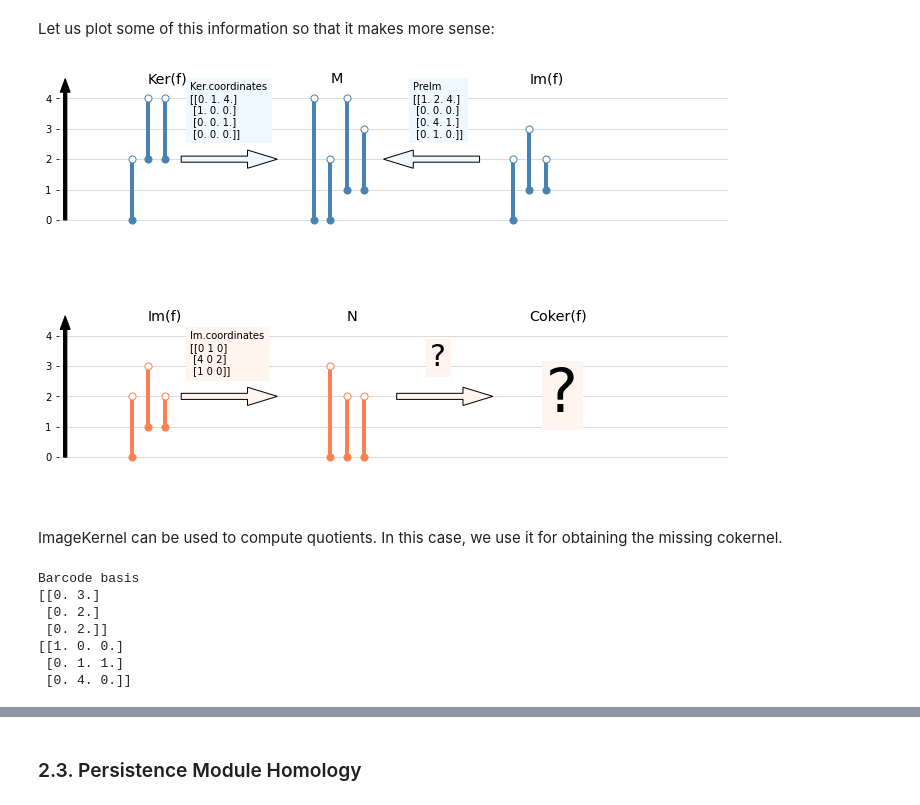
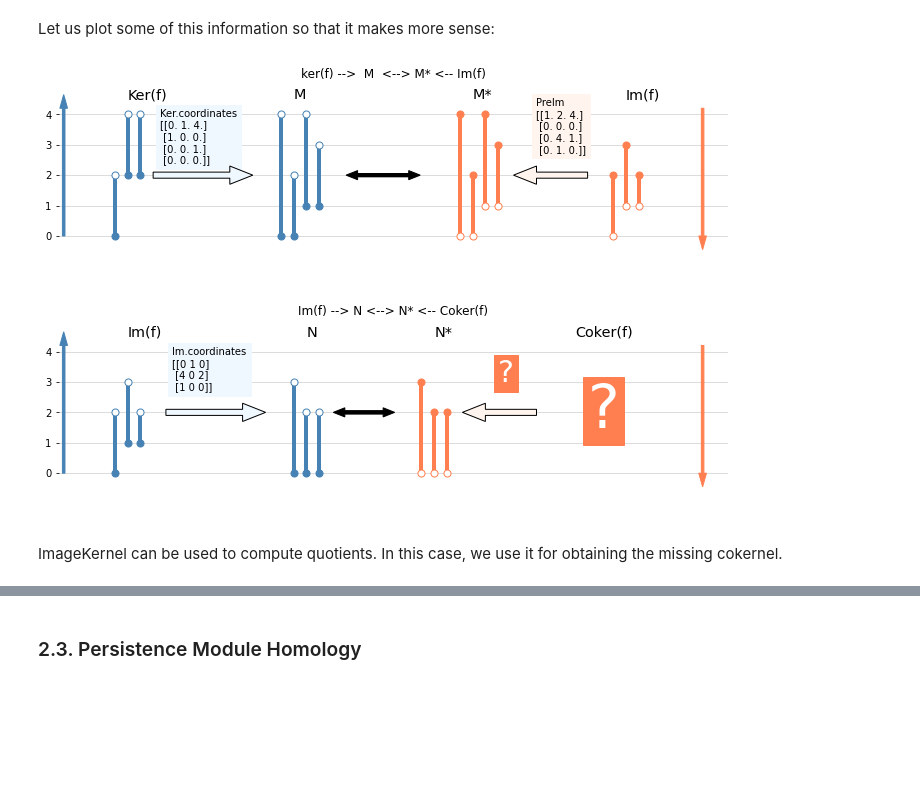
Before and after one commit to atorras1618/PerMaViss, a Jupyter notebook: examples/PerMaViss intro.ipynb, the cells around one changed output, grey strips where cells are left out. Cells and saved outputs as stored; diff of their text form; code cells hidden in the pictures; blank space fills up the shorter version.

Commit message:
PerMaViss intro notebook: finished image_kernel section

```diff
--- a/examples/PerMaViss intro.ipynb
+++ b/examples/PerMaViss intro.ipynb
@@ -381,73 +381,77 @@ fig = plt.figure(figsize=(12,8))
 ax0 = fig.add_subplot(2,1,1)
 ax1 = fig.add_subplot(2,1,2)
 
-# plot short exact sequence ker(f) --> M --> Im(f) ##############################################################
+# plot sequence ker(f) -->  M  <--> M* <-- Im(f) ##############################################################
 ax0.set(frame_on=False)
+ax0.set_title("ker(f) -->  M  <--> M* <-- Im(f)")
 ax0.grid(c='lightgray')
-ax0.arrow(0, 0, 0, 4.2, width=0.1, color='black', zorder=2.5)
+ax0.arrow(0, 0, 0, 4.2, width=0.1, color='steelblue', zorder=2.5)
+ax0.arrow(25, 4.2, 0, -4.2, width=0.1, color='coral', zorder=2.5)
 ax0.set_xticks([])
 ax0.set_yticks(range(5))
-ax0.set_xlim([-0.2,20])
+ax0.set_xlim([-0.2,26])
 ax0.set_ylim([-1.5,5])
 # plot ker(f)
 x_pos = 2
 ax0.text(x_pos+0.5, 4.5, "Ker(f)", fontsize='x-large')
 x_pos = plot_barcodes(Ker.barcode, x_pos, ax0, 'steelblue')
-ax0.arrow(x_pos, 2, 2, 0, width=0.2, zorder=2.5, facecolor='aliceblue')
-ax0.text(x_pos+0.25, 2.75, "Ker.coordinates\n" + str(Ker.coordinates), backgroundcolor='aliceblue', zorder=2.5)
+ax0.arrow(x_pos, 2, 3, 0, width=0.2, zorder=2.5, facecolor='aliceblue')
+ax0.text(x_pos+0.25, 2.4, "Ker.coordinates\n" + str(Ker.coordinates), backgroundcolor='aliceblue', zorder=2)
 # plot M
-x_pos+=4
+x_pos+=5
 ax0.text(x_pos+0.5, 4.5, "M", fontsize='x-large')
 x_pos = plot_barcodes(base_M.barcode, x_pos, ax0, 'steelblue')
-ax0.arrow(x_pos+3, 2, -2, 0, width=0.2, zorder=2.5, facecolor='aliceblue')
-ax0.text(x_pos+1, 2.75, "PreIm\n" + str(PreIm), backgroundcolor='aliceblue', zorder=2.5)
+x_pos+=1
+ax0.arrow(x_pos, 2, 2, 0, width=0.1, zorder=2.5, color='black')
+ax0.arrow(x_pos+2, 2, -2, 0, width=0.1, zorder=2.5, color='black')
+# plot M*
+x_pos+=4
+ax0.text(x_pos+0.5, 4.5, "M*", fontsize='x-large')
+x_pos = plot_dual_barcodes(base_M.barcode, x_pos, ax0, 'coral')
+ax0.arrow(x_pos+3, 2, -2, 0, width=0.2, zorder=2.5, facecolor='seashell')
+ax0.text(x_pos+1, 2.75, "PreIm\n" + str(PreIm), backgroundcolor='seashell', zorder=2.5)
 # plot Im(f)
 x_pos+=4
 ax0.text(x_pos+0.5, 4.5, "Im(f)", fontsize='x-large')
-x_pos = plot_barcodes(Im.barcode, x_pos, ax0, 'steelblue')
+x_pos = plot_dual_barcodes(Im.barcode, x_pos, ax0, 'coral')
 
-# plot short exact sequence Im(f) --> N --> Coker(f) ##############################################################
+# plot sequence Im(f) --> N <--> N* <-- Coker(f) #####################################################
 ax1.set(frame_on=False)
+ax1.set_title("Im(f) --> N <--> N* <-- Coker(f)")
 ax1.grid(c='lightgray')
-ax1.arrow(0, 0, 0, 4.2, width=0.1, color='black', zorder=2.5)
+ax1.arrow(0, 0, 0, 4.2, width=0.1, color='steelblue', zorder=2.5)
+ax1.arrow(25, 4.2, 0, -4.2, width=0.1, color='coral', zorder=2.5)
 ax1.set_xticks([])
 ax1.set_yticks(range(5))
-ax1.set_xlim([-0.2,20])
+ax1.set_xlim([-0.2,26])
 ax1.set_ylim([-1.5,5])
-# plot ker(f)
+# plot Im(f)
 x_pos = 2
 ax1.text(x_pos+0.5, 4.5, "Im(f)", fontsize='x-large')
-x_pos = plot_barcodes(Im.barcode, x_pos, ax1, 'coral')
-ax1.arrow(x_pos, 2, 2, 0, width=0.2, zorder=2.5, facecolor='seashell')
-ax1.text(x_pos+0.25, 2.75, "Im.coordinates\n" + str(Im.coordinates), backgroundcolor='seashell', zorder=2.5)
-# plot M
-x_pos+=4.5
+x_pos = plot_barcodes(Im.barcode, x_pos, ax1, 'steelblue')
+x_pos+=0.5
+ax1.arrow(x_pos, 2, 3, 0, width=0.2, zorder=2.5, facecolor='aliceblue')
+ax1.text(x_pos+0.25, 2.75, "Im.coordinates\n" + str(Im.coordinates), backgroundcolor='aliceblue', zorder=2.5)
+# plot N
+x_pos+=5
 ax1.text(x_pos+0.5, 4.5, "N", fontsize='x-large')
-x_pos = plot_barcodes(base_N.barcode, x_pos, ax1, 'coral')
-ax1.arrow(x_pos+0.5, 2, 2, 0, width=0.2, zorder=2.5, facecolor='seashell')
-ax1.text(x_pos+1.5, 3, "?", fontsize=30, backgroundcolor='seashell')
+x_pos = plot_barcodes(base_N.barcode, x_pos, ax1, 'steelblue')
+x_pos += 0.5
+ax1.arrow(x_pos, 2, 1.5, 0, width=0.1, zorder=2.5, color='black')
+ax1.arrow(x_pos+1.5, 2, -1.5, 0, width=0.1, zorder=2.5, color='black')
+# plot N*
+x_pos+=3
+ax1.text(x_pos+0.5, 4.5, "N*", fontsize='x-large')
+x_pos = plot_dual_barcodes(base_N.barcode, x_pos, ax1, 'coral')
+ax1.arrow(x_pos+3, 2, -2, 0, width=0.2, zorder=2.5, facecolor='seashell')
+ax1.text(x_pos+1.5, 3, "?", fontsize=30, backgroundcolor='coral', color='white')
 # plot Im(f)
 x_pos+=4
 ax1.text(x_pos+0.5, 4.5, "Coker(f)", fontsize='x-large')
-ax1.text(x_pos+1, 1.5, "?", fontsize=60, backgroundcolor='seashell')
+ax1.text(x_pos+1, 1.5, "?", fontsize=60, backgroundcolor='coral', color='white')
 
 plt.show()
 # %% [output]
-[figure, old version]
+[figure, new version]
 # %% [markdown]
 ImageKernel can be used to compute quotients. In this case, we use it for obtaining the missing cokernel.
-# %%
-barcode_M_N = np.concatenate([base_M.barcode, base_N.barcode], axis=0)
-base_M_N = barcode_basis(barcode_M_N)
-F_Id = np.concatenate([F, np.identity(base_N.dim)], axis=1)
-
-Q, _, _ = image_kernel(base_M_N, base_N, F_Id, p=5)
-print(Q)
-# %% [output]
-Barcode basis
-[[0. 3.]
- [0. 2.]
- [0. 2.]]
-[[1. 0. 0.]
- [0. 1. 1.]
- [0. 4. 0.]]
```
Also changed, not shown: parts of 1 cell of this notebook.
